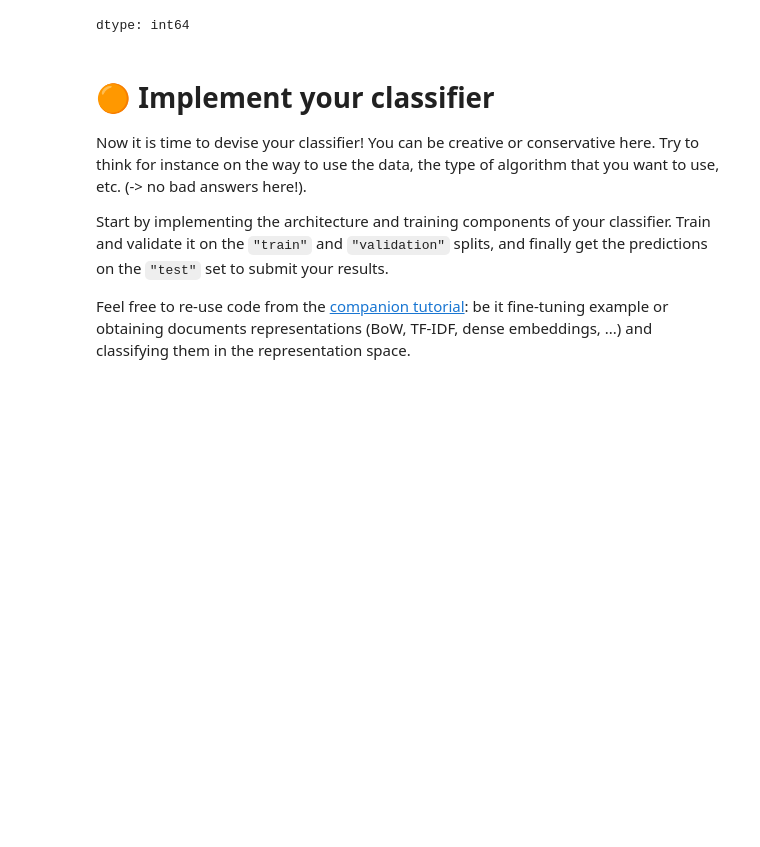
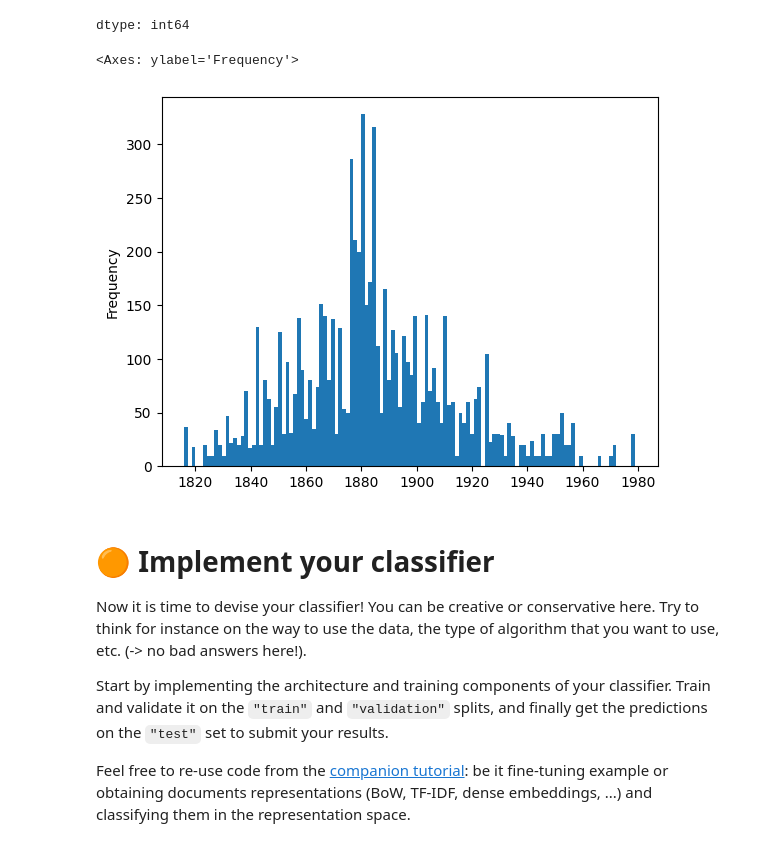
Before and after one commit to MathiasGarnier/Algorithms-All---Old, a Jupyter notebook: code/5_supervised/Hands_on_5_CanonChallenge.ipynb, the cells around one changed output. Drawn from its saved outputs; the diff is of its cells as text; code cells hidden in the pictures; blank space fills up the shorter version.

```diff
--- a/code/5_supervised/Hands_on_5_CanonChallenge.ipynb
+++ b/code/5_supervised/Hands_on_5_CanonChallenge.ipynb
@@ -470,6 +470,11 @@ df_train['author_gender'].value_counts() # ultra dominé par les hommes
 | 1 | 5542 |
 | 0 | 1413 |
 dtype: int64
+# %%
+df_train['publication_year'].plot(kind='hist', bins=120)
+# %% [output]
+<Axes: ylabel='Frequency'>
+[figure, added]
 # %% [markdown]
 # 🟠 Implement your classifier
 
```
Also changed, not shown: parts of 13 cells of this notebook.
